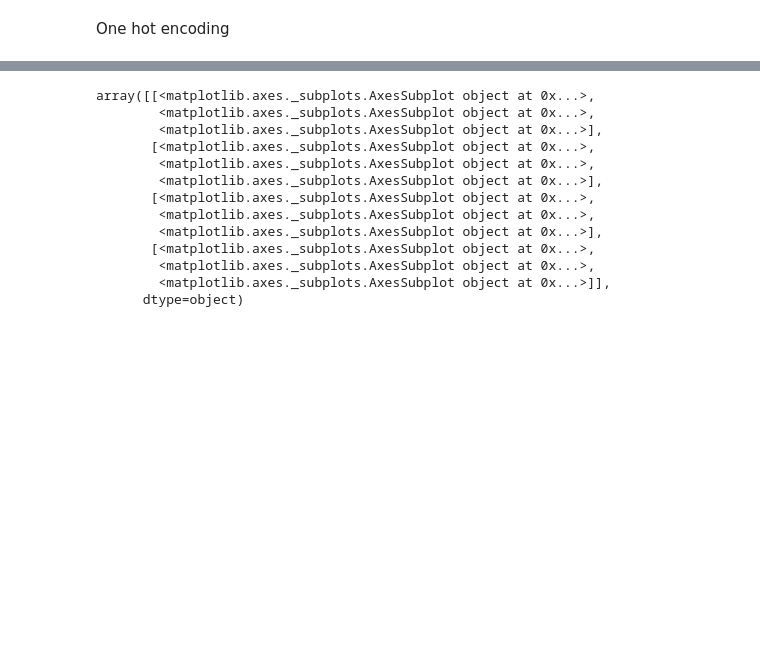
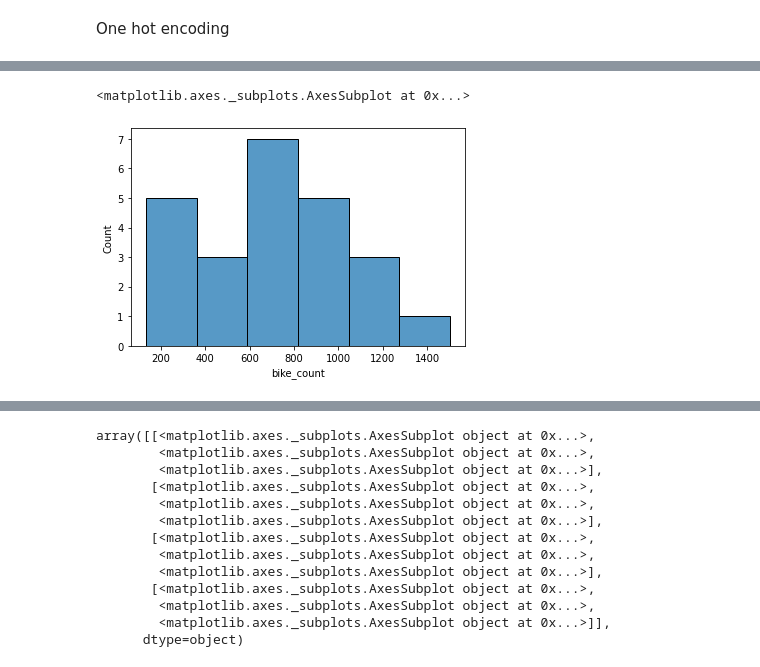
Before and after one commit to gkunal8019/Bike-Sharing-Demand-Prediction, a Jupyter notebook: Bike_Sharing_Demand_Prediction_Capstone_Project.ipynb, the cells around one changed output, grey strips where cells are left out. Drawn from its saved outputs; the diff is of its cells as text; code cells hidden in the pictures; blank space fills up the shorter version.

```diff
--- a/Bike_Sharing_Demand_Prediction_Capstone_Project.ipynb
+++ b/Bike_Sharing_Demand_Prediction_Capstone_Project.ipynb
@@ -276,0 +289,8 @@ One hot encoding
+# %%
+#ploting line graph
+# group by Hrs and get average Bikes rented, and precent change
+avg_rent_hrs = df.groupby('hour')['bike_count'].mean()
+sns.histplot(avg_rent_hrs)
+# %% [output]
+<matplotlib.axes._subplots.AxesSubplot at 0x...>
+[figure, added]
```
Also changed, not shown: parts of 11 cells of this notebook.
